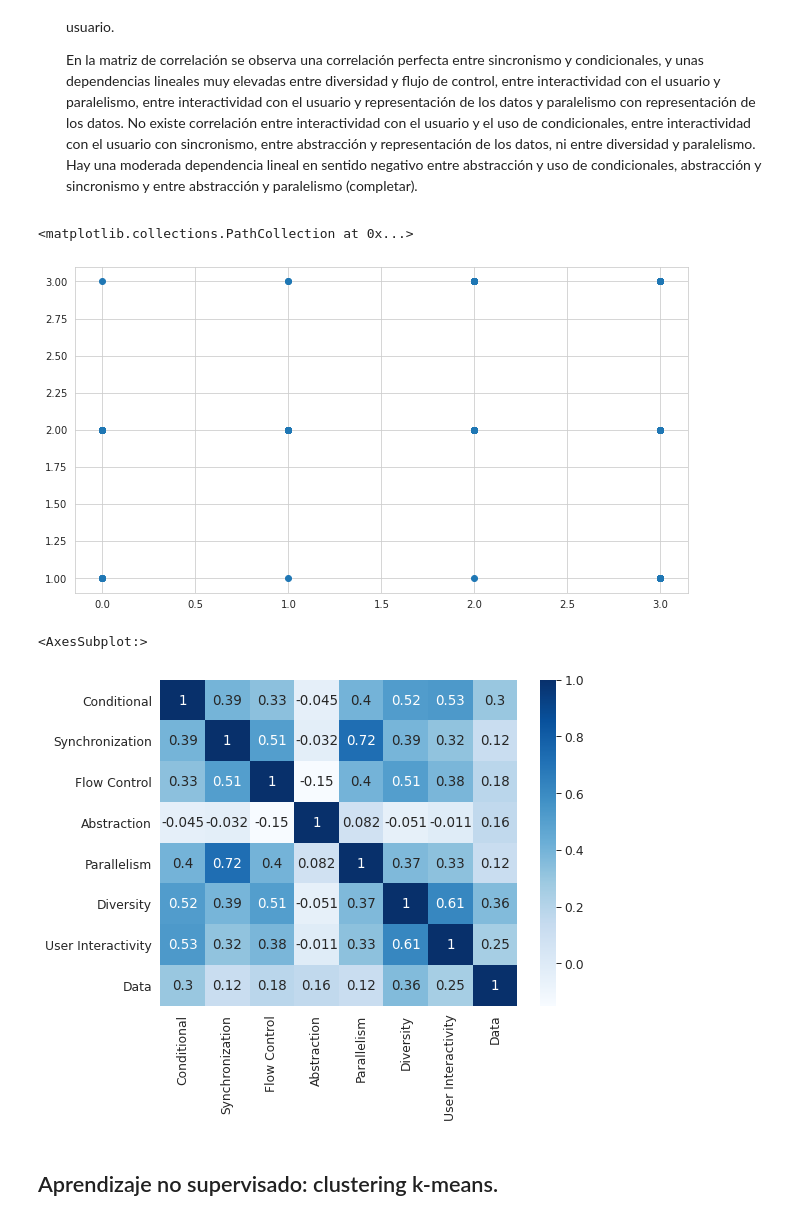
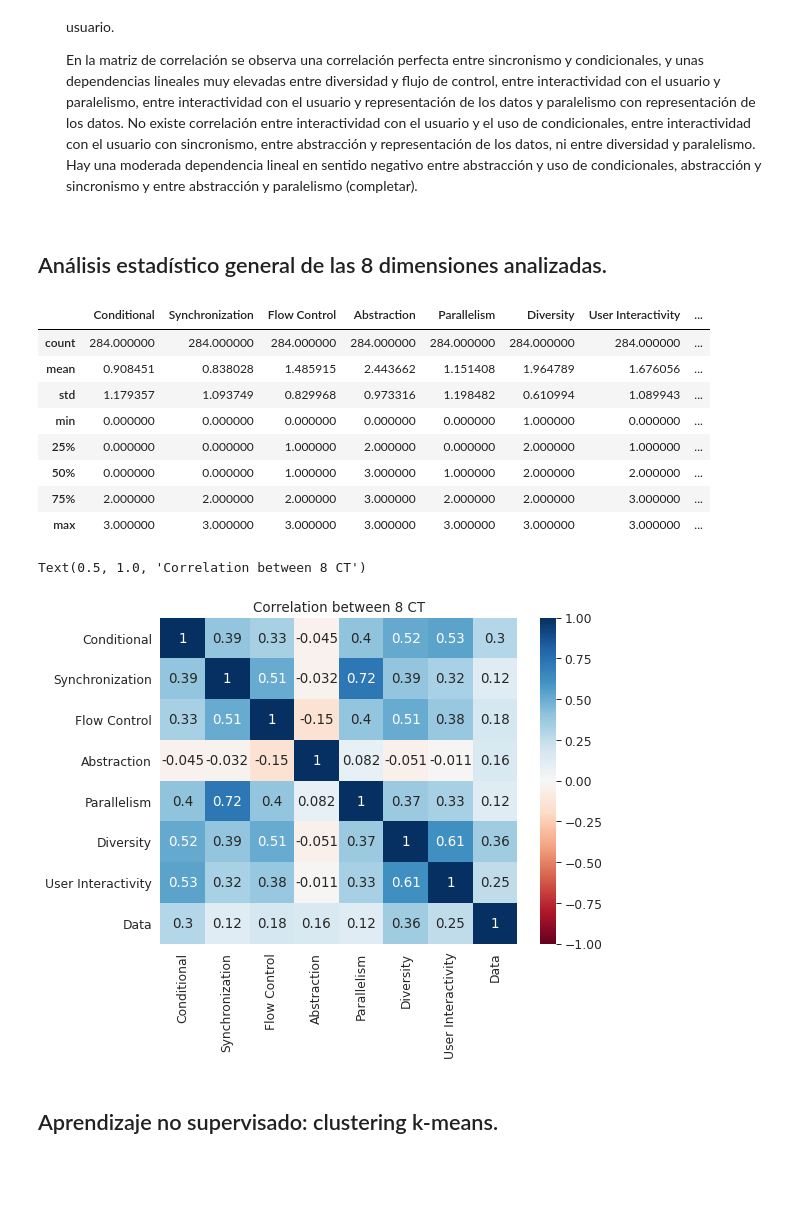
Before and after one commit to rcruiz/DrSnap-Analysis, a Jupyter notebook: DrSnap_analysis.ipynb, the cells around one changed output. Cells and saved outputs as stored; diff of their text form; code cells hidden in the pictures; blank space fills up the shorter version.

```diff
--- a/DrSnap_analysis.ipynb
+++ b/DrSnap_analysis.ipynb
@@ -759,19 +759,29 @@ Matriz de correlación entre las 8 dimensiones para la puntuación 1.25
 - Para  la puntuación media de 1.25: Los proyectos de Dr. Snap! incrementan sus puntuaciones con respecto a la puntuación anterior. La mayoría de ellos consiguen 2 puntos en diversidad y un punto en interactividad con el usuario.
 
   En la matriz de correlación se observa una correlación perfecta entre sincronismo y condicionales, y unas dependencias lineales muy elevadas entre diversidad y flujo de control, entre interactividad con el usuario y paralelismo, entre interactividad con el usuario y representación de los datos y paralelismo con representación de los datos. No existe correlación entre interactividad con el usuario y el uso de condicionales, entre interactividad con el usuario con sincronismo, entre abstracción y representación de los datos, ni entre diversidad y paralelismo. Hay una moderada dependencia lineal en sentido negativo entre abstracción y uso de condicionales, abstracción y sincronismo y entre abstracción y paralelismo (completar).
+# %% [markdown]
+## Análisis estadístico general de las 8 dimensiones analizadas.
 # %%
-plt.scatter(df_ct["Abstraction"], df_ct["Diversity"])
+df_ct.describe()
 # %% [output]
-<matplotlib.collections.PathCollection at 0x...>
-[figure, removed]
+|  | Conditional | Synchronization | Flow Control | Abstraction | Parallelism | Diversity | User Interactivity | ... |
+| count | 284.000000 | 284.000000 | 284.000000 | 284.000000 | 284.000000 | 284.000000 | 284.000000 | ... |
+| mean | 0.908451 | 0.838028 | 1.485915 | 2.443662 | 1.151408 | 1.964789 | 1.676056 | ... |
+| std | 1.179357 | 1.093749 | 0.829968 | 0.973316 | 1.198482 | 0.610994 | 1.089943 | ... |
+| min | 0.000000 | 0.000000 | 0.000000 | 0.000000 | 0.000000 | 1.000000 | 0.000000 | ... |
+| 25% | 0.000000 | 0.000000 | 1.000000 | 2.000000 | 0.000000 | 2.000000 | 1.000000 | ... |
+| 50% | 0.000000 | 0.000000 | 1.000000 | 3.000000 | 1.000000 | 2.000000 | 2.000000 | ... |
+| 75% | 2.000000 | 2.000000 | 2.000000 | 3.000000 | 2.000000 | 2.000000 | 3.000000 | ... |
+| max | 3.000000 | 3.000000 | 3.000000 | 3.000000 | 3.000000 | 3.000000 | 3.000000 | ... |
 # %%
 plt.figure(figsize=(8,6))
 sns.set_context('paper', font_scale=1.4)
 corr_matrix= df_ct.corr(method='pearson')
-sns.heatmap(corr_matrix, annot= True, cmap='Blues')
+sns.heatmap(corr_matrix, annot= True, cmap='RdBu', vmin=-1, vmax=1)
+plt.title("Correlation between 8 CT")
 # %% [output]
-<AxesSubplot:>
+Text(0.5, 1.0, 'Correlation between 8 CT')
-[figure, old version]
+[figure, new version]
 # %% [markdown]
 ## Aprendizaje no supervisado: clustering k-means.
 # %% [markdown]
```
Also changed, not shown: parts of 40 cells of this notebook.
